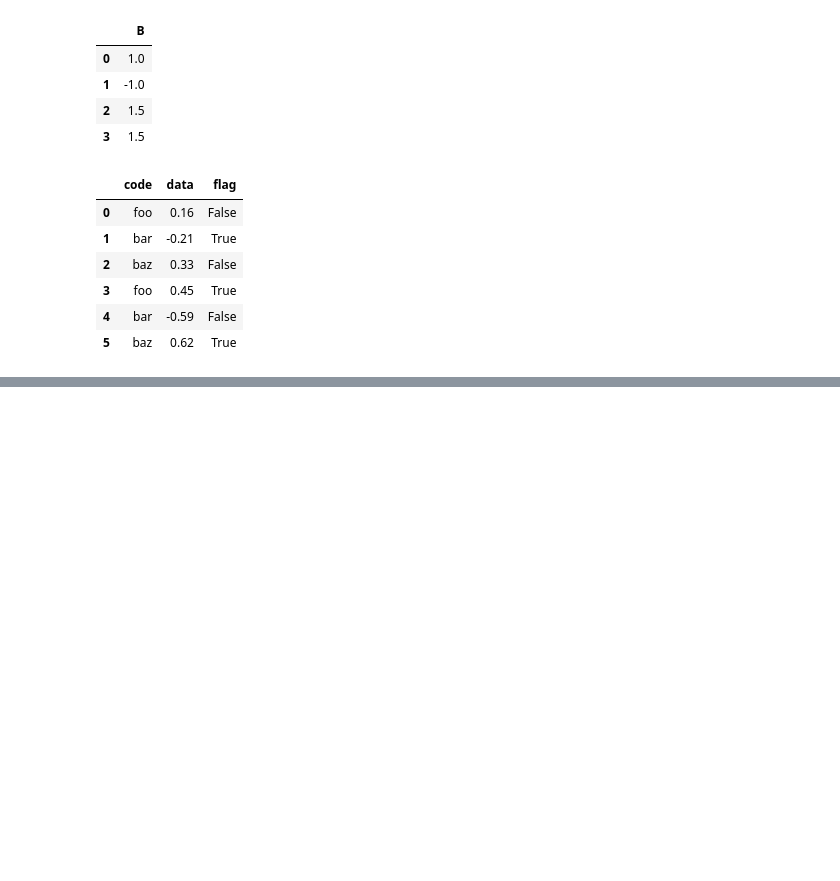
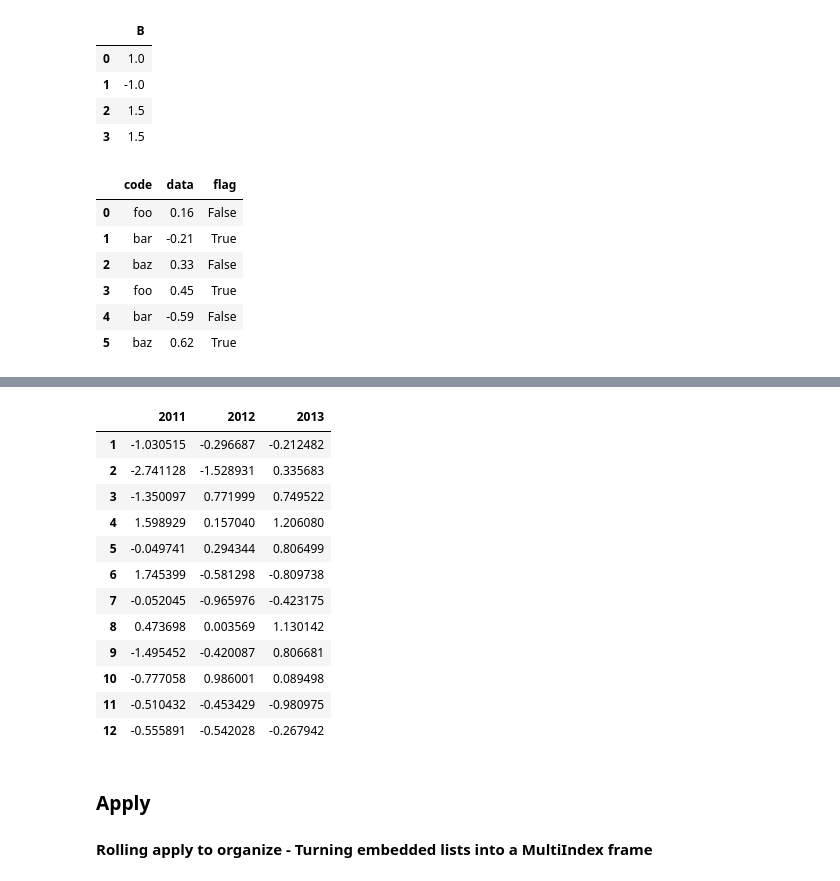
Before and after one commit to onlyabhilash/Feature-Engg, a Jupyter notebook: Pandas/Cooking.ipynb, the cells around one changed output, grey strips where cells are left out. Cells and saved outputs as stored; diff of their text form; code cells hidden in the pictures; blank space fills up the shorter version.

```diff
--- a/Pandas/Cooking.ipynb
+++ b/Pandas/Cooking.ipynb
@@ -998,0 +1074,6 @@ table.stack("City")
+# %%
+df = pd.DataFrame(
+        {"value": np.random.randn(36)},
+        index=pd.date_range("2011-01-01", freq="M", periods=36),
+    )
+df
@@ -998,0 +1098,21 @@ table.stack("City")
+# %%
+pd.pivot_table(
+        df, index=df.index.month, columns=df.index.year, values="value", aggfunc="sum"
+    )
+# %% [output]
+|  | 2011 | 2012 | 2013 |
+| 1 | -1.030515 | -0.296687 | -0.212482 |
+| 2 | -2.741128 | -1.528931 | 0.335683 |
+| 3 | -1.350097 | 0.771999 | 0.749522 |
+| 4 | 1.598929 | 0.157040 | 1.206080 |
+| 5 | -0.049741 | 0.294344 | 0.806499 |
+| 6 | 1.745399 | -0.581298 | -0.809738 |
+| 7 | -0.052045 | -0.965976 | -0.423175 |
+| 8 | 0.473698 | 0.003569 | 1.130142 |
+| 9 | -1.495452 | -0.420087 | 0.806681 |
+| 10 | -0.777058 | 0.986001 | 0.089498 |
+| 11 | -0.510432 | -0.453429 | -0.980975 |
+| 12 | -0.555891 | -0.542028 | -0.267942 |
+# %% [markdown]
+### Apply
+#### Rolling apply to organize - Turning embedded lists into a MultiIndex frame
```
Also changed, not shown: parts of 49 cells of this notebook.
